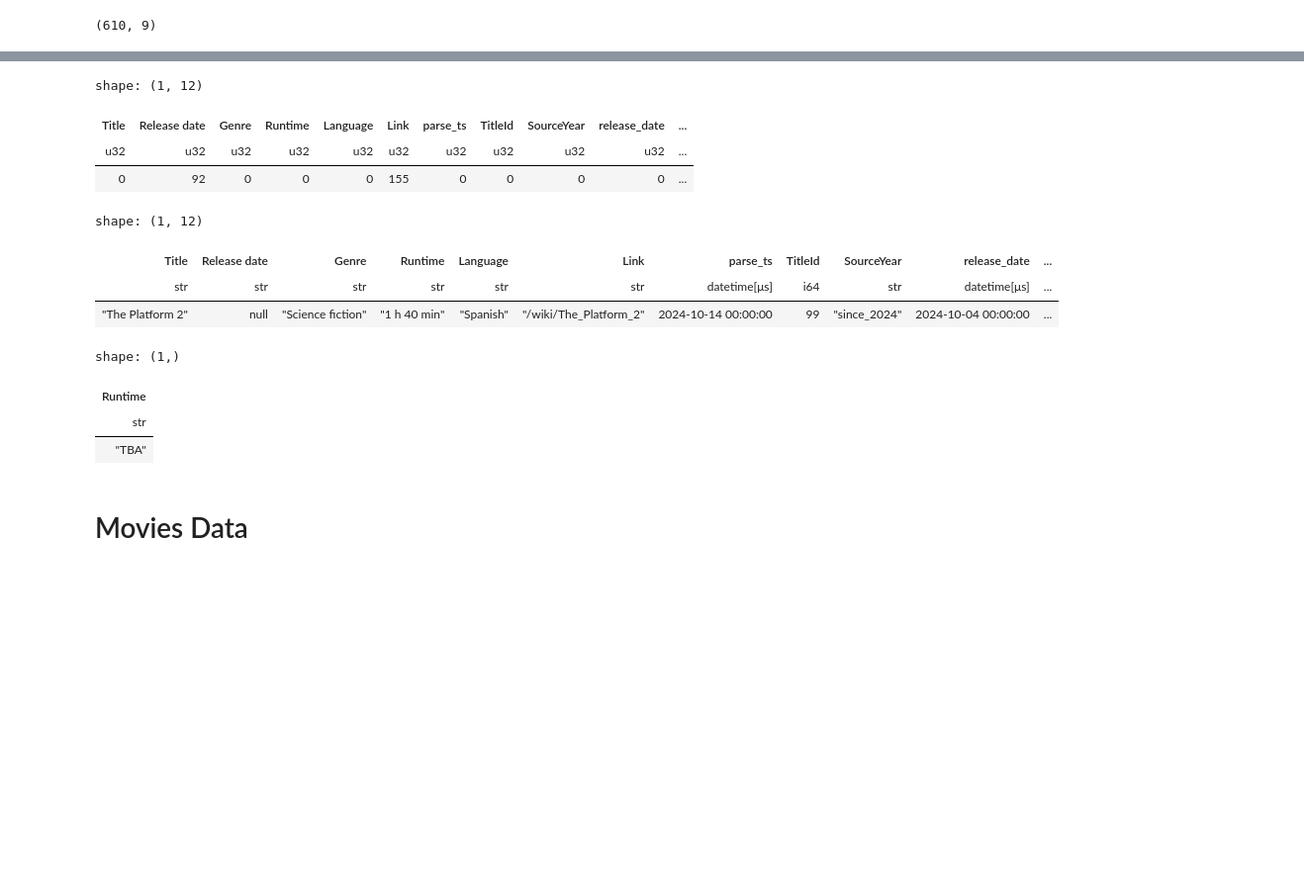
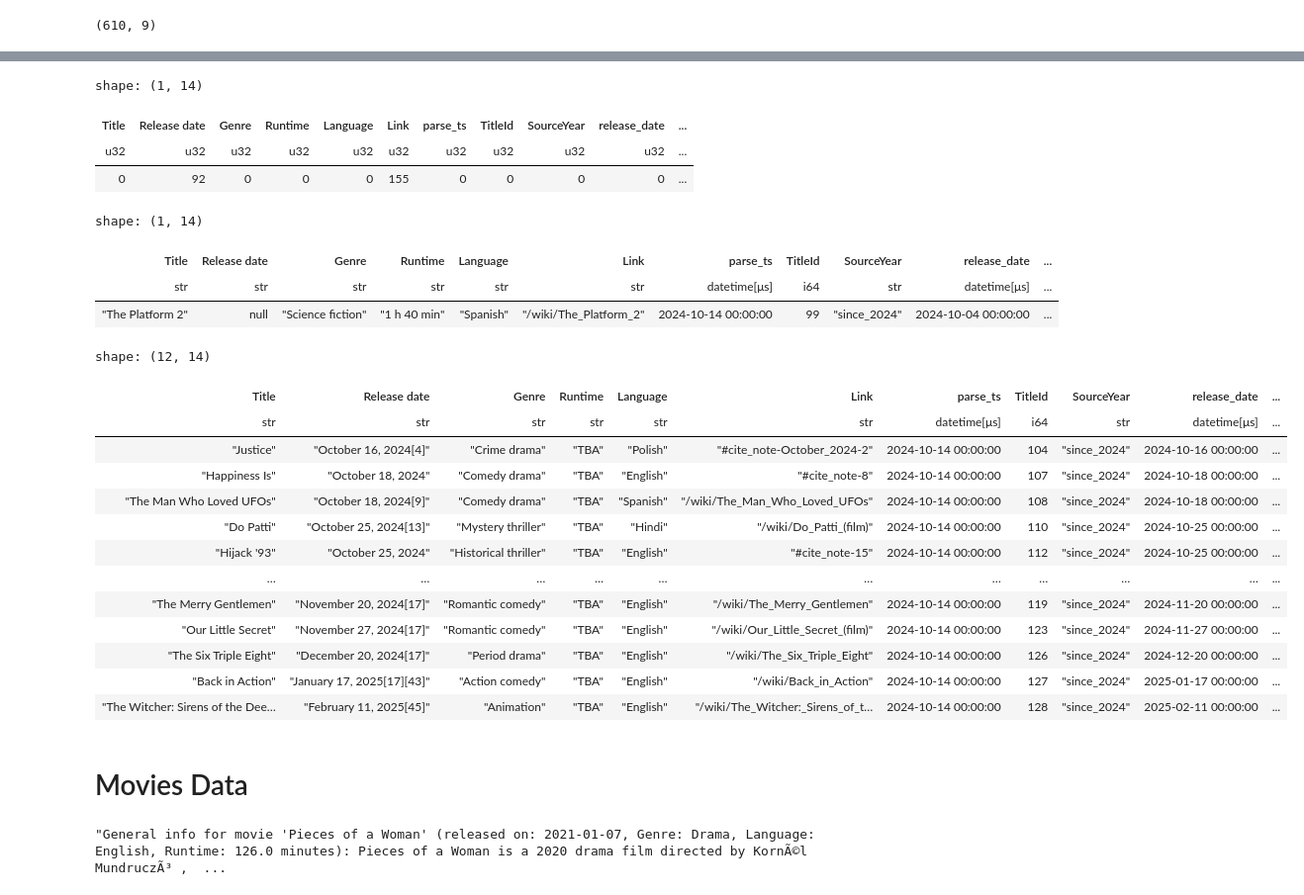
Before and after one commit to tommak/movie-chatbot, a Jupyter notebook: src/chatbot/clean_data_explore.ipynb, the cells around one changed output, grey strips where cells are left out. Shown at 99% size. Saved outputs shown, nothing was run; the diff lists cells and outputs as text; code cells hidden in the pictures; blank space fills up the shorter version.

Commit message:
fix meta filtering

```diff
--- a/src/chatbot/clean_data_explore.ipynb
+++ b/src/chatbot/clean_data_explore.ipynb
@@ -44,11 +44,11 @@ def fix_shifted_data(movies: pl.DataFrame) -> pl.DataFrame:
 # %%
 runtime_pattern = "(?:(\d+)\s?h)?(?:\s?(\d+)\s?min)?"
 
-fix_shifted_data(
+movies_clean = fix_shifted_data(
     movies.filter(pl.col("Title") != "Awaiting release")
 ).with_columns(
-    // pl.col("Title").alias("title"),
-    // pl.col("Title").alias("title"),
+    # pl.col("Title").alias("title"),
+    # pl.col("Title").alias("title"),
 
     pl.col("Release date").str.replace(r'(\[\d+\])+', '').str.strip_chars().str.strptime(dtype=pl.Datetime, format='%B %d, %Y', strict=False).alias("release_date"),
     pl.col("parse_ts").str.to_datetime().alias("parse_ts"),
@@ -61,5 +61,6 @@ fix_shifted_data(
 ).with_columns(
     (pl.col('Title') + pl.lit(" is a ") + pl.col('Genre') + pl.lit(" Netflix movie in ") + pl.col('Language') +
       + pl.lit(" language that was released on ") + pl.col('release_date').dt.strftime("%Y-%m-%d")).alias('text'),
-)
-# .select(["Title", "Genre", "Language", "SourceYear", "TitleId", "year", "release_date", "runtime_min", "text", "parse_ts"])
+    pl.col("runtime_min").is_null().alias("is_runtime_null"),
+    pl.col("runtime_min").fill_null(pl.median("runtime_min")),
+)#.select(["Title", "Genre", "Language", "SourceYear", "TitleId", "year", "release_date", "runtime_min", "text", "parse_ts"])
@@ -72,23 +84,33 @@ NameError: name 'movies_clean' is not defined
 # %%
 movies_clean.null_count()
 # %% [output]
-shape: (1, 12)
+shape: (1, 14)
 | Title | Release date | Genre | Runtime | Language | Link | parse_ts | TitleId | SourceYear | release_date | ... |
 | u32 | u32 | u32 | u32 | u32 | u32 | u32 | u32 | u32 | u32 | ... |
 | 0 | 92 | 0 | 0 | 0 | 155 | 0 | 0 | 0 | 0 | ... |
 # %%
 movies_clean.filter(pl.col("Title") == "The Platform 2")
 # %% [output]
-shape: (1, 12)
+shape: (1, 14)
 | Title | Release date | Genre | Runtime | Language | Link | parse_ts | TitleId | SourceYear | release_date | ... |
 | str | str | str | str | str | str | datetime[μs] | i64 | str | datetime[μs] | ... |
 | "The Platform 2" | null | "Science fiction" | "1 h 40 min" | "Spanish" | "/wiki/The_Platform_2" | 2024-10-14 00:00:00 | 99 | "since_2024" | 2024-10-04 00:00:00 | ... |
 # %%
-movies_clean.filter(pl.col("rutime_min").is_null())["Runtime"].unique()
+movies_clean.filter(pl.col("is_runtime_null"))
 # %% [output]
-shape: (1,)
+shape: (12, 14)
-| Runtime |
-| str |
-| "TBA" |
+| Title | Release date | Genre | Runtime | Language | Link | parse_ts | TitleId | SourceYear | release_date | ... |
+| str | str | str | str | str | str | datetime[μs] | i64 | str | datetime[μs] | ... |
+| "Justice" | "October 16, 2024[4]" | "Crime drama" | "TBA" | "Polish" | "#cite_note-October_2024-2" | 2024-10-14 00:00:00 | 104 | "since_2024" | 2024-10-16 00:00:00 | ... |
+| "Happiness Is" | "October 18, 2024" | "Comedy drama" | "TBA" | "English" | "#cite_note-8" | 2024-10-14 00:00:00 | 107 | "since_2024" | 2024-10-18 00:00:00 | ... |
+| "The Man Who Loved UFOs" | "October 18, 2024[9]" | "Comedy drama" | "TBA" | "Spanish" | "/wiki/The_Man_Who_Loved_UFOs" | 2024-10-14 00:00:00 | 108 | "since_2024" | 2024-10-18 00:00:00 | ... |
+| "Do Patti" | "October 25, 2024[13]" | "Mystery thriller" | "TBA" | "Hindi" | "/wiki/Do_Patti_(film)" | 2024-10-14 00:00:00 | 110 | "since_2024" | 2024-10-25 00:00:00 | ... |
+| "Hijack '93" | "October 25, 2024" | "Historical thriller" | "TBA" | "English" | "#cite_note-15" | 2024-10-14 00:00:00 | 112 | "since_2024" | 2024-10-25 00:00:00 | ... |
+| … | … | … | … | … | … | … | … | … | … | ... |
+| "The Merry Gentlemen" | "November 20, 2024[17]" | "Romantic comedy" | "TBA" | "English" | "/wiki/The_Merry_Gentlemen" | 2024-10-14 00:00:00 | 119 | "since_2024" | 2024-11-20 00:00:00 | ... |
+| "Our Little Secret" | "November 27, 2024[17]" | "Romantic comedy" | "TBA" | "English" | "/wiki/Our_Little_Secret_(film)" | 2024-10-14 00:00:00 | 123 | "since_2024" | 2024-11-27 00:00:00 | ... |
+| "The Six Triple Eight" | "December 20, 2024[17]" | "Period drama" | "TBA" | "English" | "/wiki/The_Six_Triple_Eight" | 2024-10-14 00:00:00 | 126 | "since_2024" | 2024-12-20 00:00:00 | ... |
+| "Back in Action" | "January 17, 2025[17][43]" | "Action comedy" | "TBA" | "English" | "/wiki/Back_in_Action" | 2024-10-14 00:00:00 | 127 | "since_2024" | 2025-01-17 00:00:00 | ... |
+| "The Witcher: Sirens of the Dee… | "February 11, 2025[45]" | "Animation" | "TBA" | "English" | "/wiki/The_Witcher:_Sirens_of_t… | 2024-10-14 00:00:00 | 128 | "since_2024" | 2025-02-11 00:00:00 | ... |
 # %% [markdown]
 # Movies Data
@@ -124,3 +144,14 @@ movies_data_df = pl.DataFrame(movies_data_l).join(movies_clean.select(movies_cle
+# %%
+def meta_text():
+    return  (pl.col("topic") + " info for movie '" + pl.col("Title") + "' (released on: " + pl.col("release_date").dt.strftime("%Y-%m-%d") +
+         ", Genre: " + pl.col("Genre") + ", Language: " + pl.col("Language") + ", Runtime: " + pl.col("runtime_min").cast(pl.Utf8) + " minutes)"
+    )
+
+movies_data_df.with_columns(
+    (meta_text() + ": " + pl.col("text")).alias("meta_text")
+)["meta_text"][0]
+# %% [output]
+"General info for movie 'Pieces of a Woman' (released on: 2021-01-07, Genre: Drama, Language: English, Runtime: 126.0 minutes): Pieces of a Woman is a 2020 drama film directed by KornÃ©l MundruczÃ³ ,  ...
 # %%
 movies_data_df
 # %% [output]
```
Also changed, not shown: parts of 18 cells of this notebook, 2 other files.
